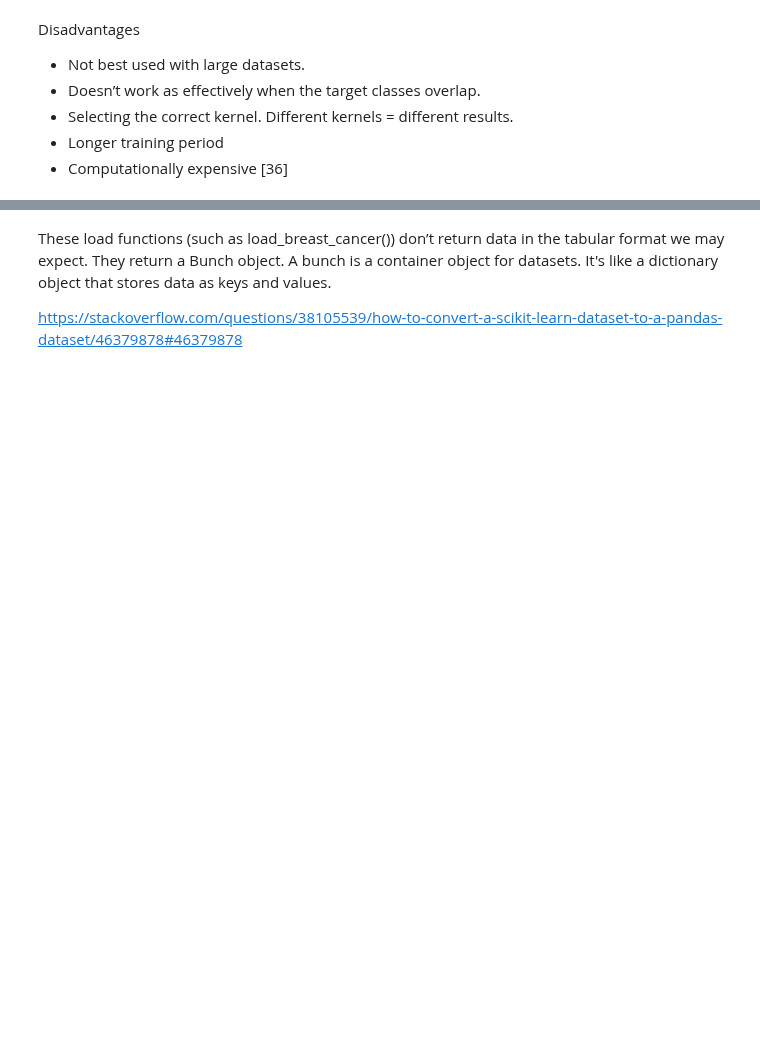
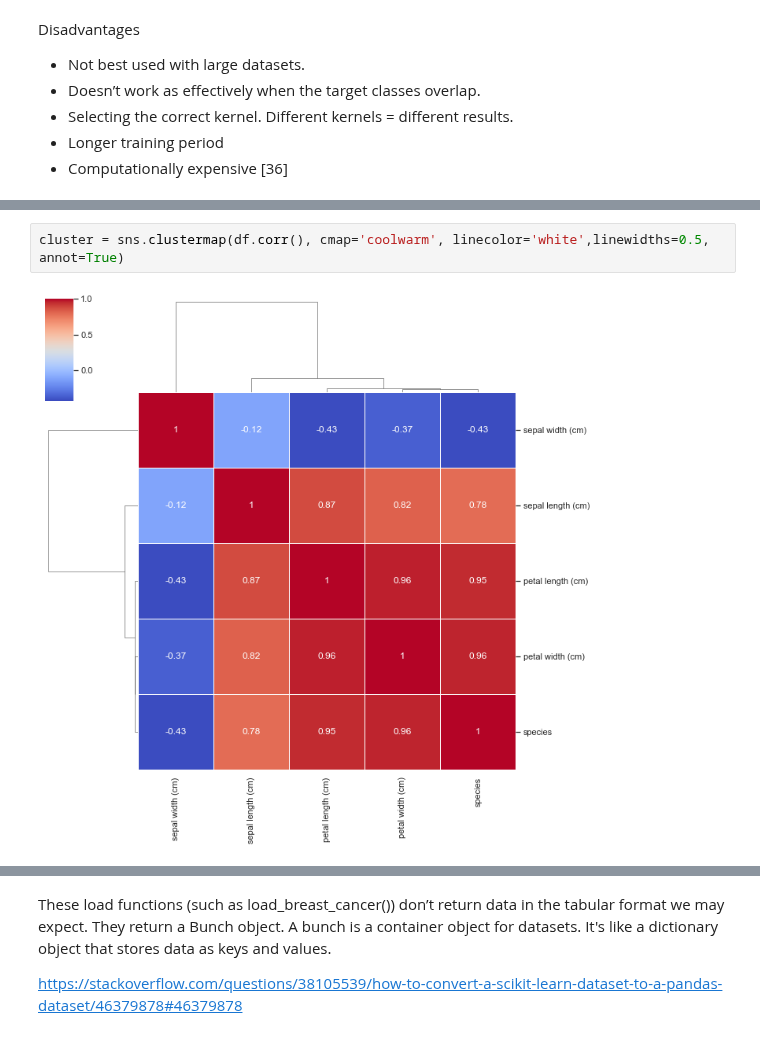
Before and after one commit to kmcd14/MLandStats-assessment, a Jupyter notebook: scikit-learn.ipynb, the cells around one changed output, grey strips where cells are left out. Cells and saved outputs as stored; diff of their text form; blank space fills up the shorter version.

```diff
--- a/scikit-learn.ipynb
+++ b/scikit-learn.ipynb
@@ -916,0 +1036,4 @@ Disadvantages
+# %%
+cluster = sns.clustermap(df.corr(), cmap='coolwarm', linecolor='white',linewidths=0.5, annot=True)
+# %% [output]
+[figure, added]
```
Also changed, not shown: parts of 37 cells of this notebook.
